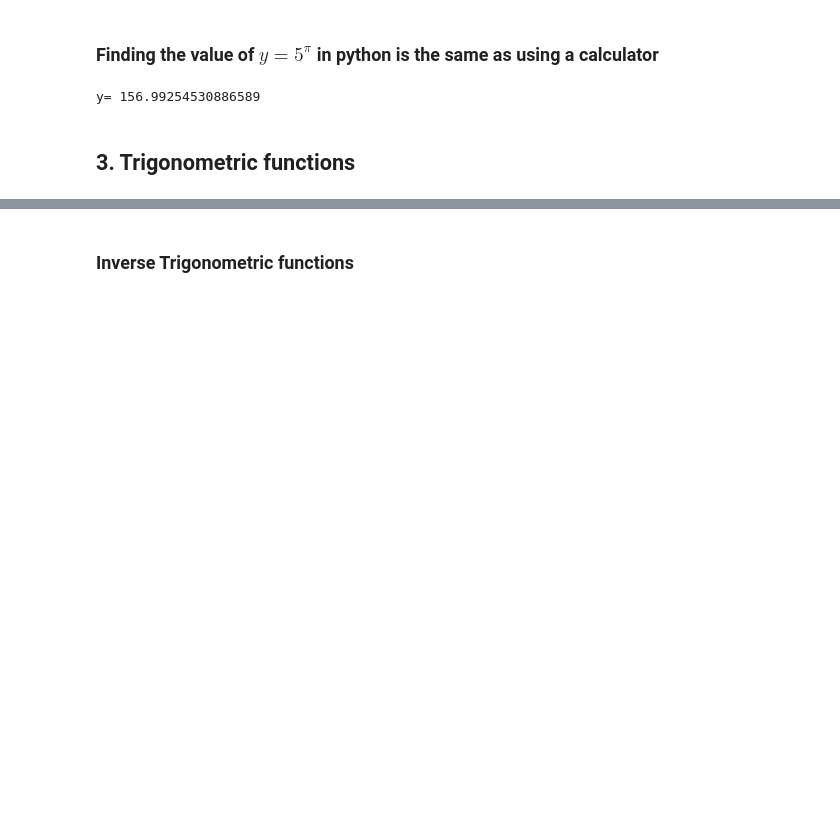
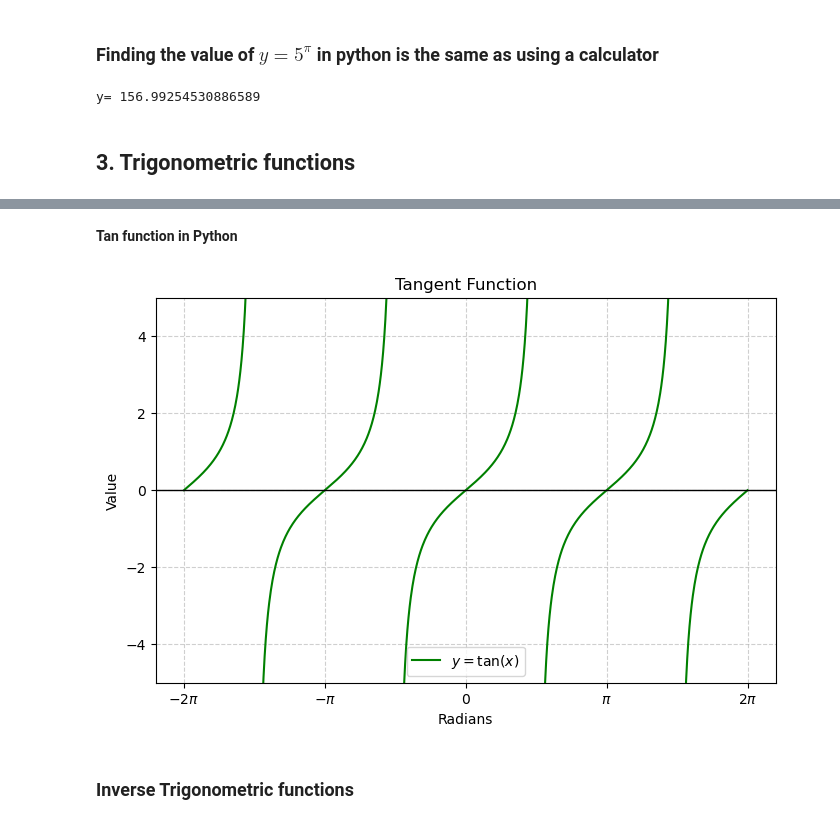
Before and after one commit to segunlonge/OU-MST224-Mathematical-Methods-in-Python, a Jupyter notebook: The Basics.ipynb, the cells around one changed output, grey strips where cells are left out. Cells and saved outputs as stored; diff of their text form; code cells hidden in the pictures; blank space fills up the shorter version.

```diff
--- a/The Basics.ipynb
+++ b/The Basics.ipynb
@@ -505,3 +605,46 @@ Seeing basic trigonometric functions plotted on graphs are easier to digest than
+# %% [markdown]
+**Tan function in Python**
+# %%
+import numpy as np
+import matplotlib.pyplot as plt
+
+# 1. Create the data
+# Generate 1000 points for a smooth curve
+x = np.linspace(-2 * np.pi, 2 * np.pi, 1000)
+y = np.tan(x)
+
+# 2. Handle Asymptotes (The "Infinite" jumps)
+# We set values that are too high or too low to 'NaN' (Not a Number)
+# This prevents the vertical lines from appearing on the graph.
+y[np.abs(y) > 10] = np.nan
+
+# 3. Create the visualization
+plt.figure(figsize=(8, 5))
+
+# Plot the tangent function
+plt.plot(x, y, color='green', label=r'$y = \tan(x)$')
+
+# 4. Formatting
+plt.title('Tangent Function')
+plt.xlabel('Radians')
+plt.ylabel('Value')
+
+# Limit the y-axis so we don't zoom out too far
+plt.ylim(-5, 5)
+
+# Set the x-axis to show Pi intervals
+plt.xticks([-2*np.pi, -np.pi, 0, np.pi, 2*np.pi],
+           [r'$-2\pi$', r'$-\pi$', '0', r'$\pi$', r'$2\pi$'])
+
+# Add a center line and a grid
+plt.axhline(0, color='black', linewidth=1)
+plt.grid(True, linestyle='--', alpha=0.6)
+plt.legend()
+
+# 5. Show the result
+plt.show()
+# %% [output]
+[figure, added]
 # %% [markdown]
 ### Inverse Trigonometric functions
 # %% [markdown]
```
Also changed, not shown: parts of 16 cells of this notebook.
